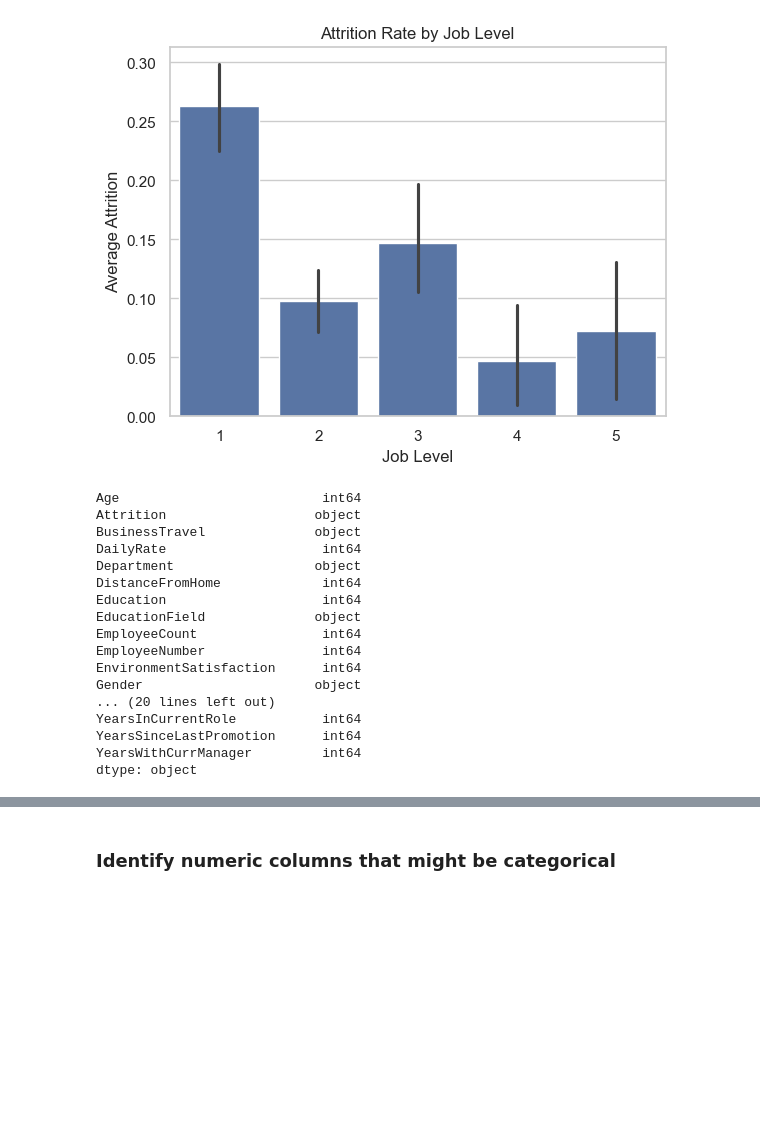
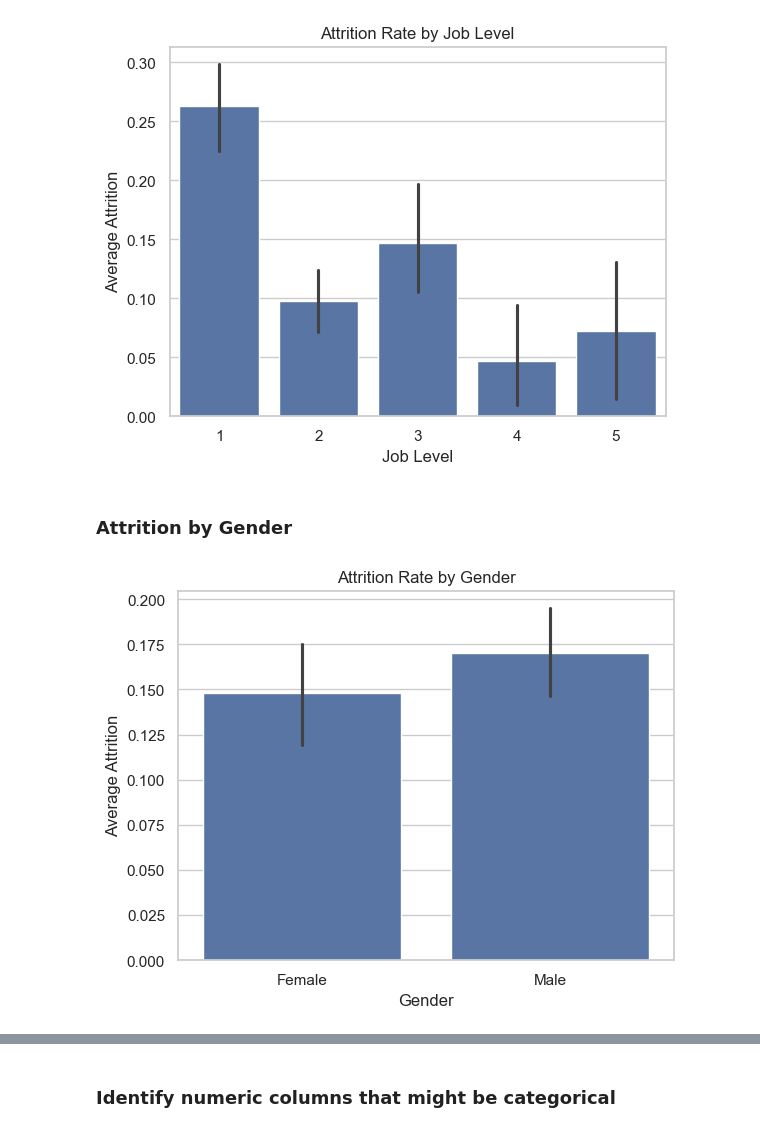
Before and after one commit to jrdncodes/employee-attrition-analysis, a Jupyter notebook: employee_attrition_analysis.ipynb, the cells around one changed output, grey strips where cells are left out. Saved outputs shown, nothing was run; the diff lists cells and outputs as text; code cells hidden in the pictures; blank space fills up the shorter version.

```diff
--- a/employee_attrition_analysis.ipynb
+++ b/employee_attrition_analysis.ipynb
@@ -171,18 +186,3 @@ plt.xticks(rotation=45)
 plt.show()
 # %% [output]
 [figure]
-# %%
-# Copy the dataframe to avoid altering the original
-df_encoded = df.copy()
-
-# Convert Attrition from Yes/No to 1/0
-df_encoded['Attrition'] = df_encoded['Attrition'].map({'Yes': 1, 'No': 0})
-
-# Select numeric columns
-numeric_df = df_encoded.select_dtypes(include='number')
-
-# Plot correlation heatmap
-plt.figure(figsize=(18,16))
-sns.heatmap(numeric_df.corr(), annot=True, cmap='coolwarm', fmt='.2f')
-plt.title('Correlation Heatmap (Including Attrition)')
-plt.show()
@@ -233,23 +215,13 @@ plt.ylabel('Average Attrition')
 plt.show()
 # %% [output]
 [figure]
-# %%
-print(df.dtypes)
-# %% [output]
-Age                          int64
-Attrition                   object
-BusinessTravel              object
-DailyRate                    int64
-Department                  object
-DistanceFromHome             int64
-Education                    int64
-EducationField              object
-EmployeeCount                int64
-EmployeeNumber               int64
-EnvironmentSatisfaction      int64
-Gender                      object
-... (20 lines left out)
-YearsInCurrentRole           int64
-YearsSinceLastPromotion      int64
-YearsWithCurrManager         int64
-dtype: object
+# %% [markdown]
+### Attrition by Gender
+# %%
+sns.barplot(x='Gender', y='Attrition', data=df_encoded)
+plt.title('Attrition Rate by Gender')
+plt.xlabel('Gender')
+plt.ylabel('Average Attrition')
+plt.show()
+# %% [output]
+[figure, added]
```
Also changed, not shown: parts of 24 cells of this notebook.
